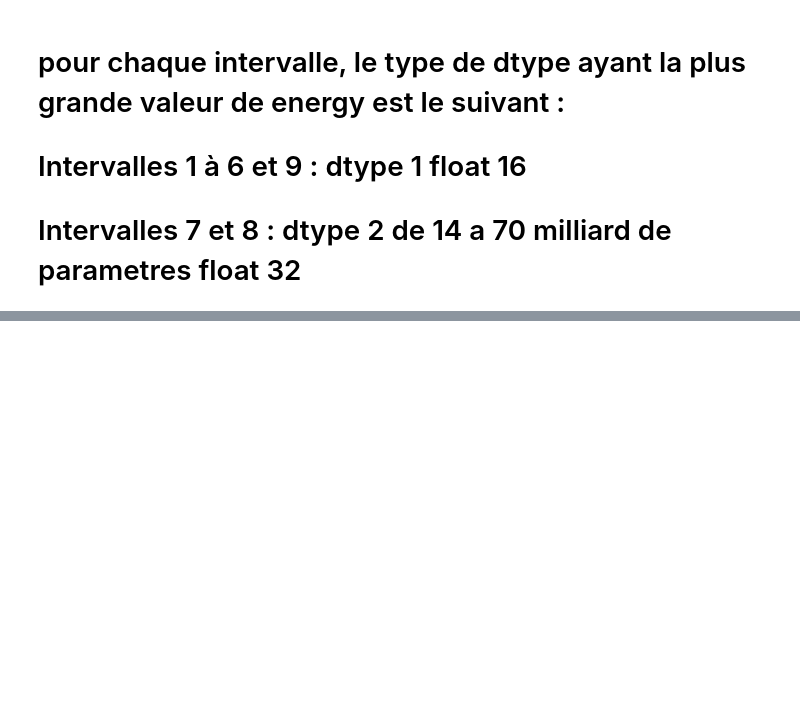
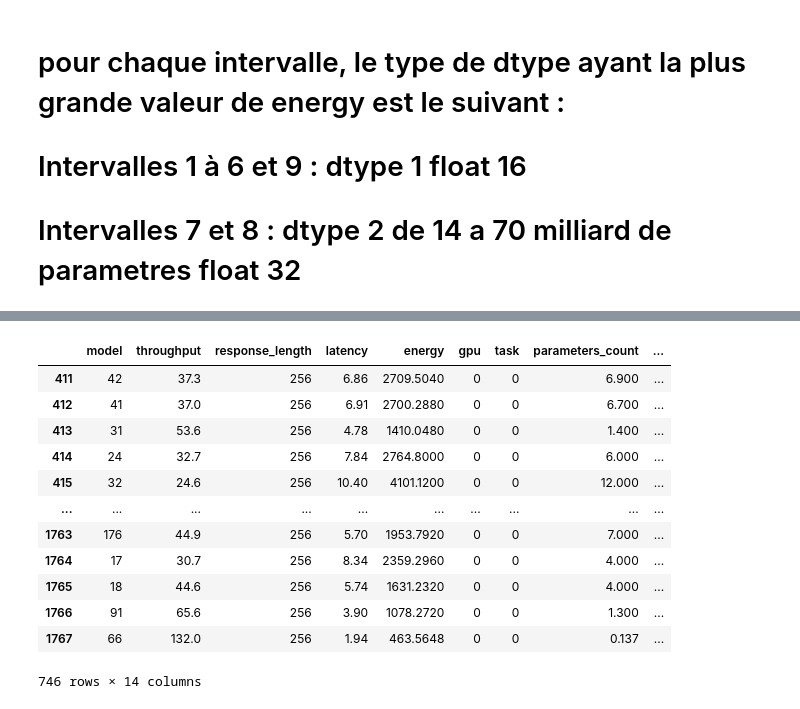
Before and after one commit to dataforgoodfr/12_genai_impact_methodo, a Jupyter notebook: lab/analyse_llm_perf_ajout-nombre-parametres.ipynb, the cells around one changed output, grey strips where cells are left out. Saved outputs shown, nothing was run; the diff lists cells and outputs as text; code cells hidden in the pictures; blank space fills up the shorter version.

Commit message:
add some anlysis quantization

```diff
--- a/lab/analyse_llm_perf_ajout-nombre-parametres.ipynb
+++ b/lab/analyse_llm_perf_ajout-nombre-parametres.ipynb
@@ -802,0 +832,45 @@ for interval in intervals:
+# %%
+import pandas as pd
+
+
+def filter_data(df):
+    # Garder seulement les données sur la A100
+    df_filtered = df[df['gpu'] == 0]
+
+    # Regrouper les catégories de quantization
+    awq_categories = [0, 1]
+    bnb_categories = [2, 3]
+    gptq_categories = [4, 5, 6]
+    nan_category = [7]
+
+    # Filtrer les données selon les groupes de quantization
+    awq_filtered = df_filtered[df_filtered['quantization'].isin(
+        awq_categories)]
+    bnb_filtered = df_filtered[df_filtered['quantization'].isin(
+        bnb_categories)]
+    gptq_filtered = df_filtered[df_filtered['quantization'].isin(
+        gptq_categories)]
+    nan_filtered = df_filtered[df_filtered['quantization'].isin(nan_category)]
+
+    return awq_filtered, bnb_filtered, gptq_filtered, nan_filtered
+
+
+# Utilisation de la fonction avec le DataFrame df_encoded
+awq_filtered, bnb_filtered, gptq_filtered, nan_filtered = filter_data(
+    df_encoded)
+# %%
+display(awq_filtered)
+# %% [output]
+|  | model | throughput | response_length | latency | energy | gpu | task | parameters_count | ... |
+| 411 | 42 | 37.3 | 256 | 6.86 | 2709.5040 | 0 | 0 | 6.900 | ... |
+| 412 | 41 | 37.0 | 256 | 6.91 | 2700.2880 | 0 | 0 | 6.700 | ... |
+| 413 | 31 | 53.6 | 256 | 4.78 | 1410.0480 | 0 | 0 | 1.400 | ... |
+| 414 | 24 | 32.7 | 256 | 7.84 | 2764.8000 | 0 | 0 | 6.000 | ... |
+| 415 | 32 | 24.6 | 256 | 10.40 | 4101.1200 | 0 | 0 | 12.000 | ... |
+| ... | ... | ... | ... | ... | ... | ... | ... | ... | ... |
+| 1763 | 176 | 44.9 | 256 | 5.70 | 1953.7920 | 0 | 0 | 7.000 | ... |
+| 1764 | 17 | 30.7 | 256 | 8.34 | 2359.2960 | 0 | 0 | 4.000 | ... |
+| 1765 | 18 | 44.6 | 256 | 5.74 | 1631.2320 | 0 | 0 | 4.000 | ... |
+| 1766 | 91 | 65.6 | 256 | 3.90 | 1078.2720 | 0 | 0 | 1.300 | ... |
+| 1767 | 66 | 132.0 | 256 | 1.94 | 463.5648 | 0 | 0 | 0.137 | ... |
+746 rows × 14 columns
```
Also changed, not shown: parts of 20 cells of this notebook, 1 other file.
